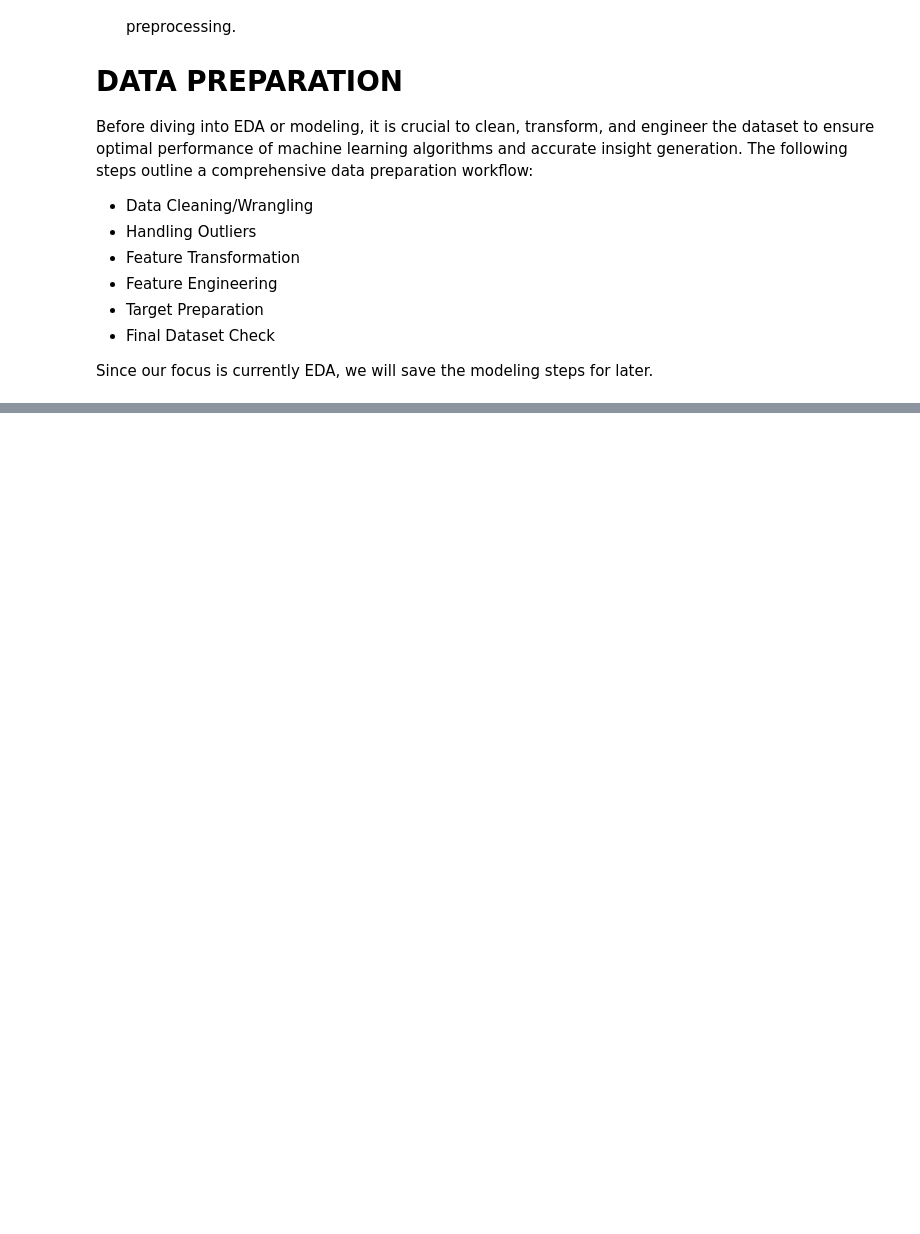
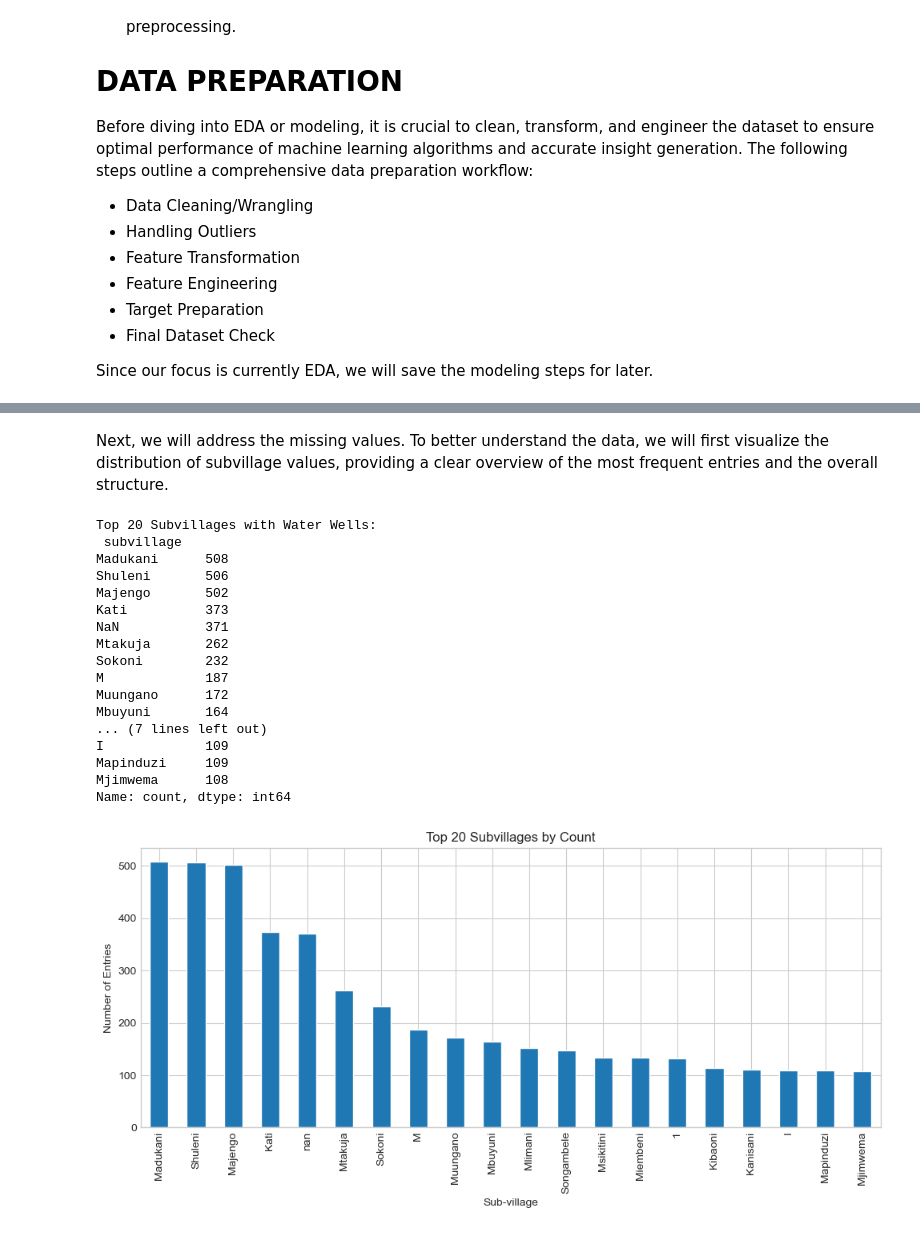
Before and after one commit to Vain-Guy/tanzania-water-well-status-prediction, a Jupyter notebook: TanzaniaWaterWells_EDA.ipynb, the cells around one changed output, grey strips where cells are left out. Saved outputs shown, nothing was run; the diff lists cells and outputs as text; code cells hidden in the pictures; blank space fills up the shorter version.

Commit message:
Data wrangling 1

```diff
--- a/TanzaniaWaterWells_EDA.ipynb
+++ b/TanzaniaWaterWells_EDA.ipynb
@@ -781,0 +1206,41 @@ Since our focus is currently EDA, we will save the modeling steps for later.
+# %%
+# Remove leading or trailing white spaces and excessive internal spaces
+train_df['subvillage'] = train_df['subvillage'].str.strip()
+train_df['subvillage'] = train_df['subvillage'].str.replace(r'\s+', ' ', regex = True)
+# %% [markdown]
+Next, we will address the missing values. To better understand the data, we will first visualize the distribution of subvillage values, providing a clear overview of the most frequent entries and the overall structure.
+# %%
+# Count occurrences
+subvillage_counts = train_df['subvillage'].value_counts(dropna = False)
+
+# Top 20 most common subvillages
+top20 = subvillage_counts.head(20)
+print("Top 20 Subvillages with Water Wells:\n", top20)
+
+# Plot
+plt.figure(figsize = (10,5))
+top20.plot(kind = 'bar')
+plt.title("Top 20 Subvillages by Count")
+plt.ylabel("Number of Entries")
+plt.xlabel("Sub-village")
+plt.tight_layout()
+plt.show()
+# %% [output]
+Top 20 Subvillages with Water Wells:
+ subvillage
+Madukani      508
+Shuleni       506
+Majengo       502
+Kati          373
+NaN           371
+Mtakuja       262
+Sokoni        232
+M             187
+Muungano      172
+Mbuyuni       164
+... (7 lines left out)
+I             109
+Mapinduzi     109
+Mjimwema      108
+Name: count, dtype: int64
+[figure, added]
```
Also changed, not shown: parts of 61 cells of this notebook.
